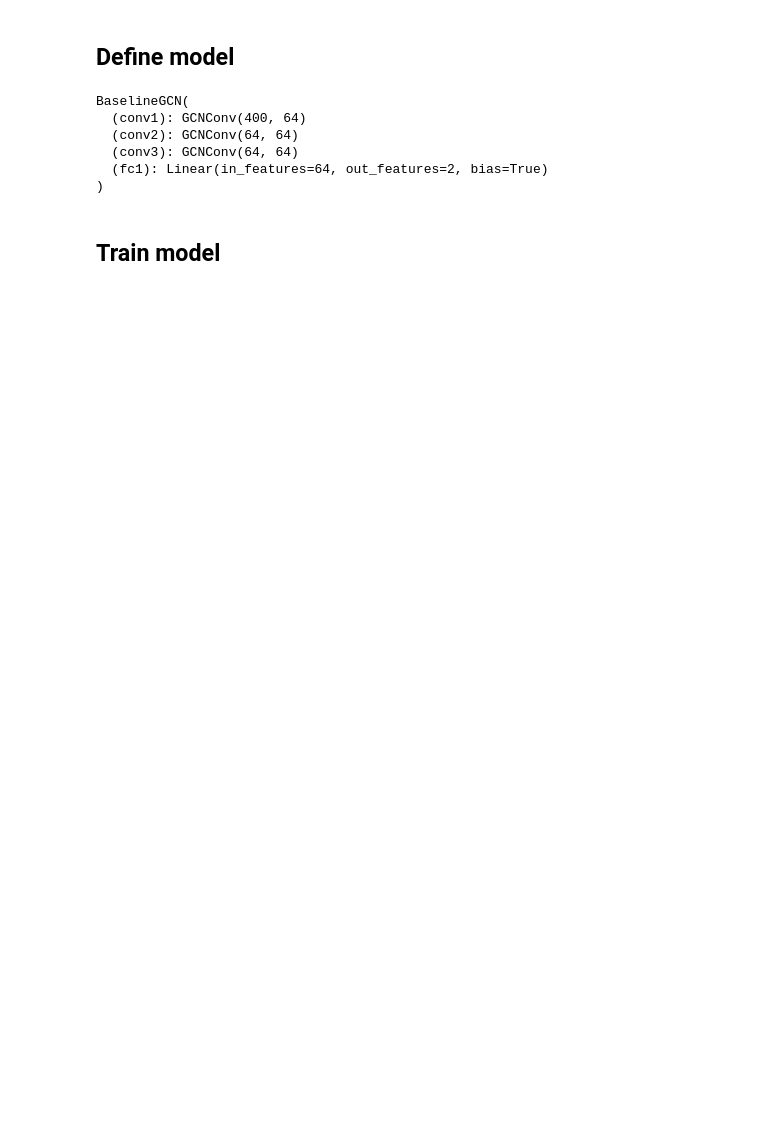
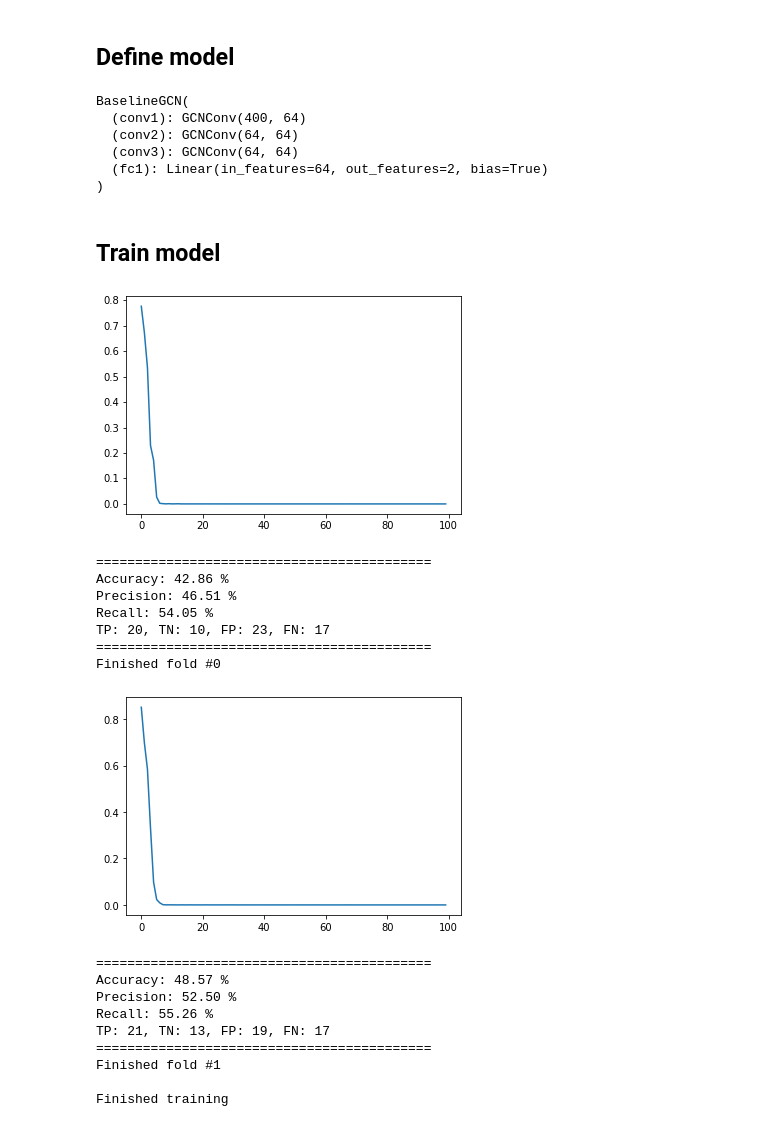
Before and after one commit to janarez/brain-connectivity, a Jupyter notebook: notebooks_gcn/baseline.ipynb, the cells around one changed output. Saved outputs shown, nothing was run; the diff lists cells and outputs as text; code cells hidden in the pictures; blank space fills up the shorter version.

```diff
--- a/notebooks_gcn/baseline.ipynb
+++ b/notebooks_gcn/baseline.ipynb
@@ -55 +53,3 @@ train_indices = ~np.isin(np.arange(total_samples), test_indices)
+# %%
+train_indices = list(set(range(total_samples)) - set(test_indices))
 # %%
@@ -76,5 +76,6 @@ device(type='cuda')
 # %%
-dataset = np.array([Data(
-    x=torch.from_numpy(x).type(dtype=torch.long).to(device),
-    edge_index=torch.from_numpy(np.asarray(np.nonzero(edge_index_matrix_train[0]))).to(device)
-) for x in ts])
+dataset = [Data(
+    x=torch.from_numpy(ts[i]).to(torch.float32),
+    edge_index=torch.from_numpy(np.asarray(np.nonzero(edge_index_matrix[i]))).to(torch.int64),
+    y=torch.tensor([target], dtype=torch.int64)
+).to(device) for target, i in zip(train_targets, train_indices)]
@@ -92,7 +103,9 @@ class BaselineGCN(torch.nn.Module):
 
         self.fc1 = Linear(hidden_channels, 2)
 
-    def forward(self, x, edge_index, batch):
+    def forward(self, data):
+        x, edge_index, batch = data.x, data.edge_index, data.batch
+
         # 1. Obtain node embeddings
         x = self.conv1(x, edge_index)
         x = x.relu()
@@ -105,7 +118,7 @@ class BaselineGCN(torch.nn.Module):
 
         # 3. Apply a final classifier
         x = F.dropout(x, p=0.5, training=self.training)
-        x = F.softmax(self.fc1(x))
+        x = self.fc1(x)     # CELoss already incorporates `log_softmax`.
 
         return x
 # %%
@@ -122,33 +135,37 @@ BaselineGCN(
 ## Train model
 # %%
 skf = StratifiedKFold(n_splits=2, random_state=42, shuffle=True)
+# %%
+EPOCHS = 100
 # %%
-for kfold, (train_index, val_index) in enumerate(skf.split(np.zeros(total_samples), y_train)):
+for kfold, (train_index, val_index) in enumerate(skf.split(np.zeros(len(train_targets)), train_targets)):
 
     # Init model.
     net = BaselineGCN(hidden_channels=64).to(device)
-    optimizer = torch.optim.Adam(net.parameters(), lr=0.01)
+    optimizr = torch.optim.Adam(net.parameters(), lr=0.01)
     criterion = torch.nn.CrossEntropyLoss()
+    net.train()
 
     # Prepare data.
-    X_train = dataset[train_index]
-    X_val = dataset[val_index]
+    X_train = [dataset[i] for i in train_index]
+    X_val = [dataset[i] for i in val_index]
 
-    trainloader = torch.utils.data.DataLoader(X_train, batch_size=4, shuffle=True)
-    valloader = torch.utils.data.DataLoader(X_val, batch_size=4, shuffle=False)
+    trainloader = DataLoader(X_train, batch_size=4, shuffle=True)
+    valloader = DataLoader(X_val, batch_size=4, shuffle=False)
 
     # Train.
     epoch_losses = []
     for epoch in range(EPOCHS):
         running_loss = 0.
         epoch_size = 0
+
         for data in trainloader:
+            optimizr.zero_grad()
 
-            optimizr.zero_grad()
-            outputs = net.forward(images)
-            loss = criterion(outputs, labels.squeeze(-1).to(torch.long))
-            loss.backward()
+            outputs = net(data)
 
+            loss = criterion(outputs, data.y)  # Compute the loss.
+            loss.backward()  # Derive gradients.
             optimizr.step()
 
             running_loss += loss.item()
@@ -161,34 +178,55 @@ for kfold, (train_index, val_index) in enumerate(skf.split(np.zeros(total_sample
     plt.show()
 
     # Evaluate fold.
     tp, tn, fp, fn = 0, 0, 0, 0
     total = 0
 
     with torch.no_grad():
+        net.eval()
+
         for data in valloader:
-            outputs = net(images)
+            outputs = net(data)
 
-            predicted = torch.where(outputs[:,0] < outputs[:,1], 1, 0)   # outputs.view(-1) > 0.5
+            predicted = outputs.argmax(dim=1)
 
-            total += labels.size(0)
+            total += data.y.size(0)
 
-            labels = labels.view(-1)
+            labels = data.y.view(-1)
 
             pred_positives = predicted == 1
             label_positives = labels == 1
 
             tp += (pred_positives & label_positives).sum().item()
             tn += (~pred_positives & ~label_positives).sum().item()
             fp += (pred_positives & ~label_positives).sum().item()
             fn += (~pred_positives & label_positives).sum().item()
 
     print('===========================================')
     print(f'Accuracy: {(tp + tn) / total * 100:.2f} %')
     print(f'Precision: {tp / (tp + fp) * 100:.2f} %')
     print(f'Recall: {tp / (tp + fn) * 100:.2f} %')
     print(f'TP: {tp}, TN: {tn}, FP: {fp}, FN: {fn}')
     print('===========================================')
 
     print(f'Finished fold #{kfold}\n')
 
 print('Finished training')
+# %% [output]
+[figure, added]
+===========================================
+Accuracy: 42.86 %
+Precision: 46.51 %
+Recall: 54.05 %
+TP: 20, TN: 10, FP: 23, FN: 17
+===========================================
+Finished fold #0
+[figure, added]
+===========================================
+Accuracy: 48.57 %
+Precision: 52.50 %
+Recall: 55.26 %
+TP: 21, TN: 13, FP: 19, FN: 17
+===========================================
+Finished fold #1
+
+Finished training
```
Also changed, not shown: parts of 8 cells of this notebook.
